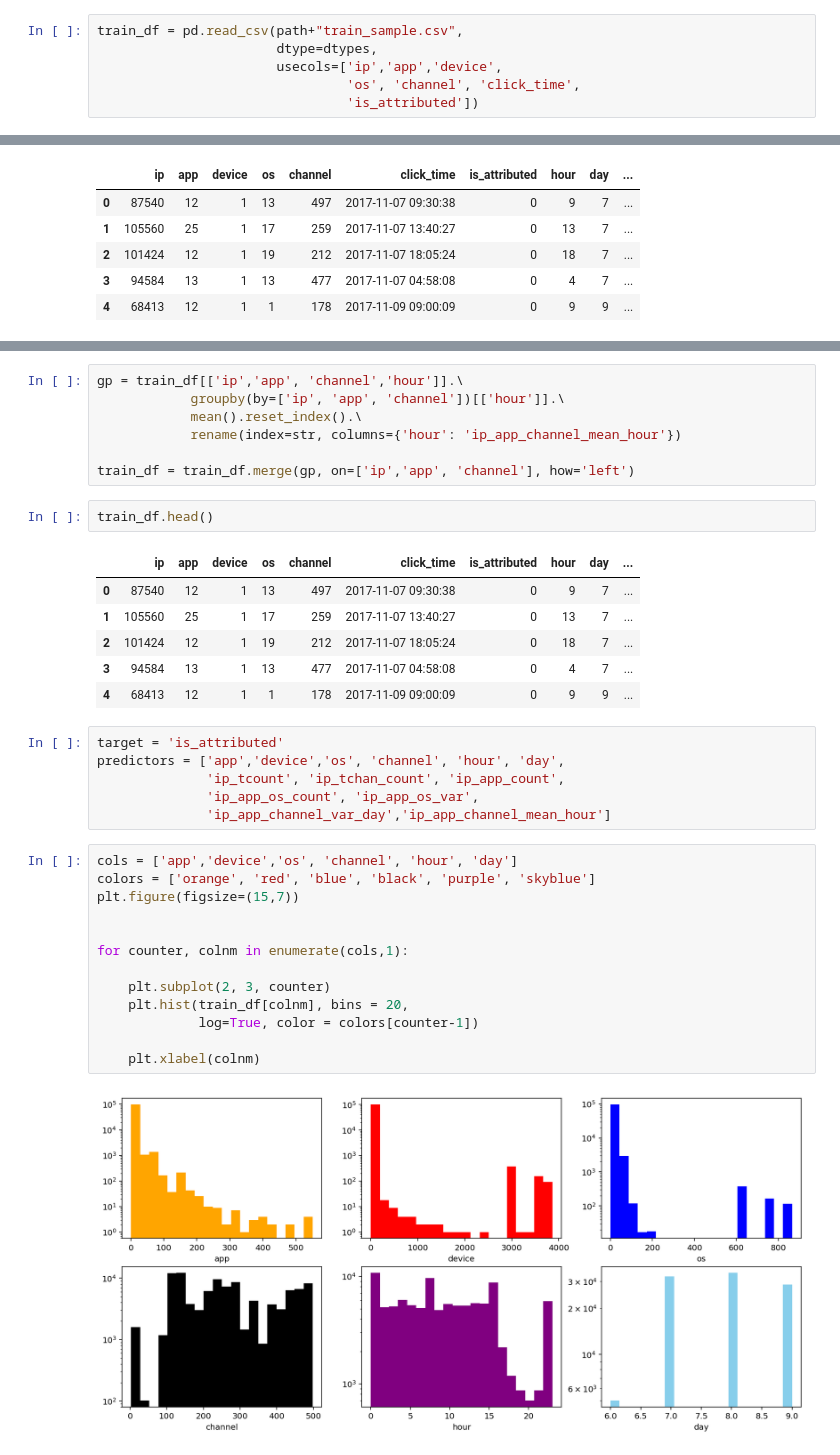
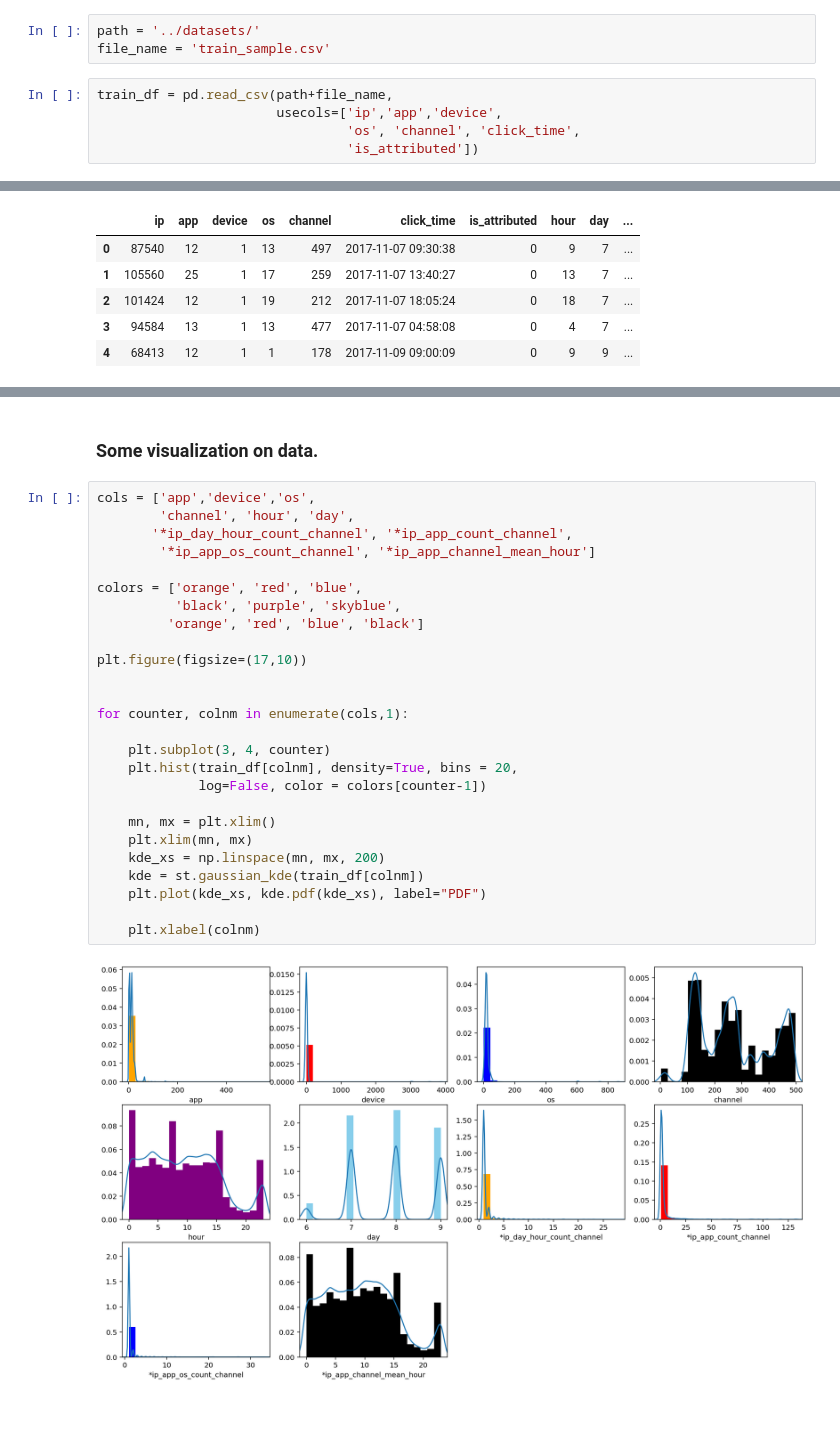
Before and after one commit to Atashnezhad/Fraud_Detection_Pyspark, a Jupyter notebook: codes/EDA.ipynb, the cells around one changed output, grey strips where cells are left out. Cells and saved outputs as stored; diff of their text form; blank space fills up the shorter version.

```diff
--- a/codes/EDA.ipynb
+++ b/codes/EDA.ipynb
@@ -20,6 +20,8 @@ dtypes = {
+# %%
+path = '../datasets/'
+file_name = 'train_sample.csv'
 # %%
-train_df = pd.read_csv(path+"train_sample.csv",
-                       dtype=dtypes,
+train_df = pd.read_csv(path+file_name,
                        usecols=['ip','app','device',
                                 'os', 'channel', 'click_time',
                                 'is_attributed'])
@@ -146,37 +145,30 @@ train_df.head()
-# %%
-gp = train_df[['ip','app', 'channel','hour']].\
-            groupby(by=['ip', 'app', 'channel'])[['hour']].\
-            mean().reset_index().\
-            rename(index=str, columns={'hour': 'ip_app_channel_mean_hour'})
-
-train_df = train_df.merge(gp, on=['ip','app', 'channel'], how='left')
-# %%
-train_df.head()
-# %% [output]
-|  | ip | app | device | os | channel | click_time | is_attributed | hour | day | ... |
-| 0 | 87540 | 12 | 1 | 13 | 497 | 2017-11-07 09:30:38 | 0 | 9 | 7 | ... |
-| 1 | 105560 | 25 | 1 | 17 | 259 | 2017-11-07 13:40:27 | 0 | 13 | 7 | ... |
-| 2 | 101424 | 12 | 1 | 19 | 212 | 2017-11-07 18:05:24 | 0 | 18 | 7 | ... |
-| 3 | 94584 | 13 | 1 | 13 | 477 | 2017-11-07 04:58:08 | 0 | 4 | 7 | ... |
-| 4 | 68413 | 12 | 1 | 1 | 178 | 2017-11-09 09:00:09 | 0 | 9 | 9 | ... |
-# %%
-target = 'is_attributed'
-predictors = ['app','device','os', 'channel', 'hour', 'day',
-              'ip_tcount', 'ip_tchan_count', 'ip_app_count',
-              'ip_app_os_count', 'ip_app_os_var',
-              'ip_app_channel_var_day','ip_app_channel_mean_hour']
+# %% [markdown]
+### Some visualization on data.
 # %%
-cols = ['app','device','os', 'channel', 'hour', 'day']
-colors = ['orange', 'red', 'blue', 'black', 'purple', 'skyblue']
-plt.figure(figsize=(15,7))
+cols = ['app','device','os',
+        'channel', 'hour', 'day',
+       '*ip_day_hour_count_channel', '*ip_app_count_channel',
+        '*ip_app_os_count_channel', '*ip_app_channel_mean_hour']
+
+colors = ['orange', 'red', 'blue',
+          'black', 'purple', 'skyblue',
+         'orange', 'red', 'blue', 'black']
+
+plt.figure(figsize=(17,10))
 
 
 for counter, colnm in enumerate(cols,1):
 
-    plt.subplot(2, 3, counter)
-    plt.hist(train_df[colnm], bins = 20,
-             log=True, color = colors[counter-1])
+    plt.subplot(3, 4, counter)
+    plt.hist(train_df[colnm], density=True, bins = 20,
+             log=False, color = colors[counter-1])
+
+    mn, mx = plt.xlim()
+    plt.xlim(mn, mx)
+    kde_xs = np.linspace(mn, mx, 200)
+    kde = st.gaussian_kde(train_df[colnm])
+    plt.plot(kde_xs, kde.pdf(kde_xs), label="PDF")
 
     plt.xlabel(colnm)
 # %% [output]
-[figure, old version]
+[figure, new version]
```
Also changed, not shown: parts of 25 cells of this notebook.
